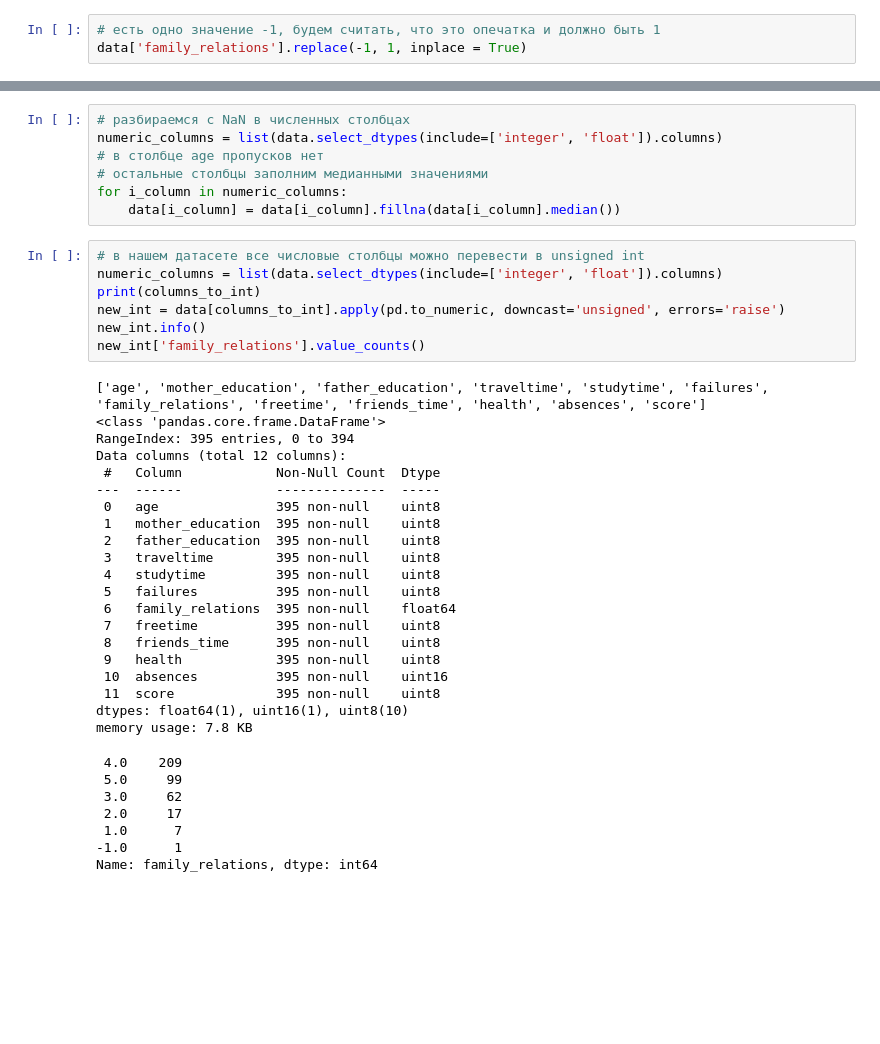
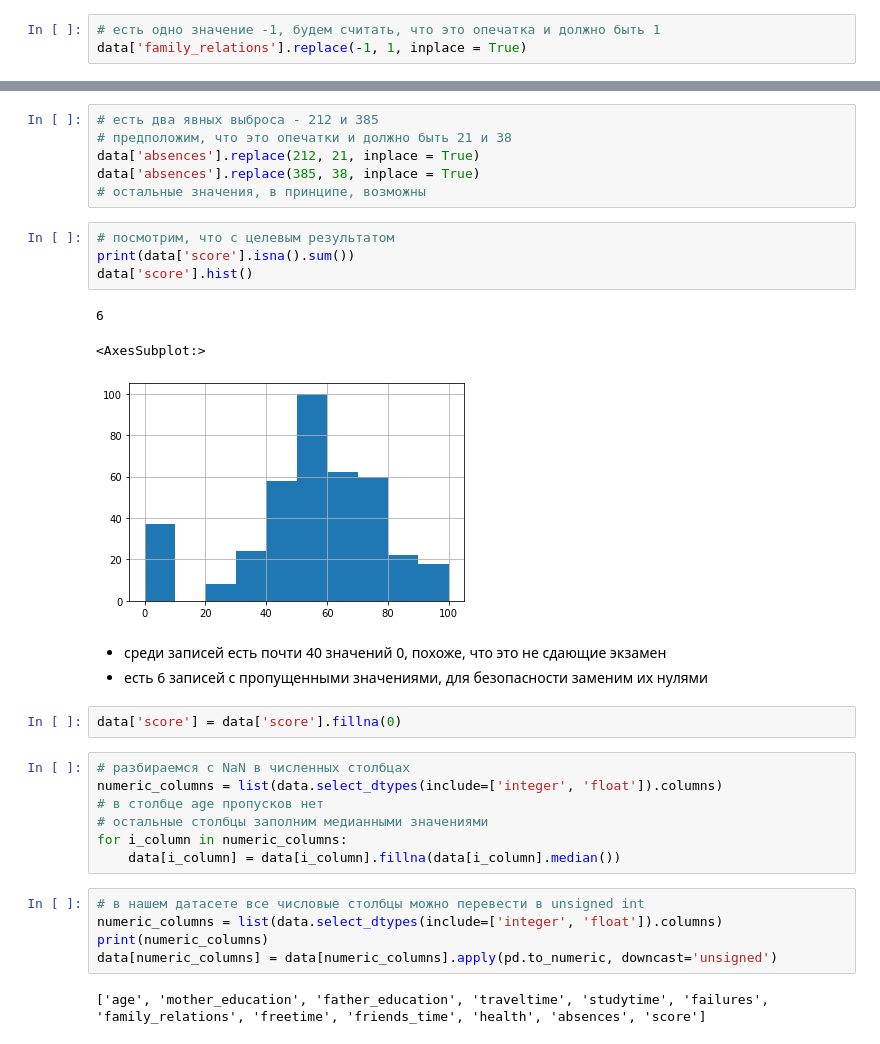
Before and after one commit to sau114/skillfactory_rds, a Jupyter notebook: module_2/main.ipynb, the cells around one changed output, grey strips where cells are left out. Drawn from its saved outputs; the diff is of its cells as text; blank space fills up the shorter version.

```diff
--- a/module_2/main.ipynb
+++ b/module_2/main.ipynb
@@ -167,3 +185,22 @@ Name: absences, dtype: int64
+# %%
+# есть два явных выброса - 212 и 385
+# предположим, что это опечатки и должно быть 21 и 38
+data['absences'].replace(212, 21, inplace = True)
+data['absences'].replace(385, 38, inplace = True)
+# остальные значения, в принципе, возможны
+# %%
+# посмотрим, что с целевым результатом
+print(data['score'].isna().sum())
+data['score'].hist()
+# %% [output]
+6
+<AxesSubplot:>
+[figure, added]
+# %% [markdown]
+- среди записей есть почти 40 значений 0, похоже, что это не сдающие экзамен
+- есть 6 записей с пропущенными значениями, для безопасности заменим их нулями
+# %%
+data['score'] = data['score'].fillna(0)
 # %%
 # разбираемся с NaN в численных столбцах
 numeric_columns = list(data.select_dtypes(include=['integer', 'float']).columns)
@@ -174,35 +211,7 @@ for i_column in numeric_columns:
 # %%
 # в нашем датасете все числовые столбцы можно перевести в unsigned int
 numeric_columns = list(data.select_dtypes(include=['integer', 'float']).columns)
-print(columns_to_int)
-new_int = data[columns_to_int].apply(pd.to_numeric, downcast='unsigned', errors='raise')
-new_int.info()
-new_int['family_relations'].value_counts()
+print(numeric_columns)
+data[numeric_columns] = data[numeric_columns].apply(pd.to_numeric, downcast='unsigned')
 # %% [output]
 ['age', 'mother_education', 'father_education', 'traveltime', 'studytime', 'failures', 'family_relations', 'freetime', 'friends_time', 'health', 'absences', 'score']
-<class 'pandas.core.frame.DataFrame'>
-RangeIndex: 395 entries, 0 to 394
-Data columns (total 12 columns):
- #   Column            Non-Null Count  Dtype
----  ------            --------------  -----
- 0   age               395 non-null    uint8
- 1   mother_education  395 non-null    uint8
- 2   father_education  395 non-null    uint8
- 3   traveltime        395 non-null    uint8
- 4   studytime         395 non-null    uint8
- 5   failures          395 non-null    uint8
- 6   family_relations  395 non-null    float64
- 7   freetime          395 non-null    uint8
- 8   friends_time      395 non-null    uint8
- 9   health            395 non-null    uint8
- 10  absences          395 non-null    uint16
- 11  score             395 non-null    uint8
-dtypes: float64(1), uint16(1), uint8(10)
-memory usage: 7.8 KB
- 4.0    209
- 5.0     99
- 3.0     62
- 2.0     17
- 1.0      7
--1.0      1
-Name: family_relations, dtype: int64
```
Also changed, not shown: parts of 27 cells of this notebook.
